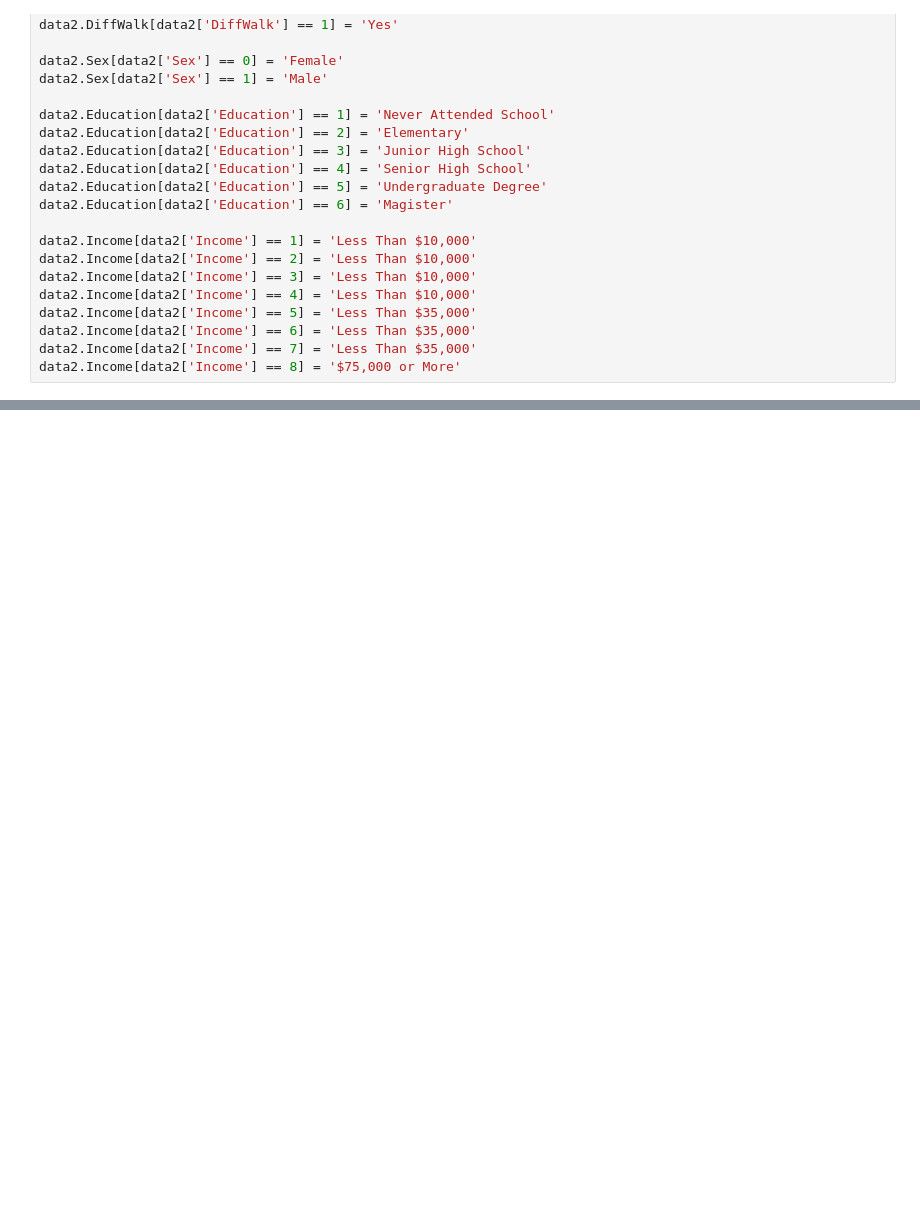
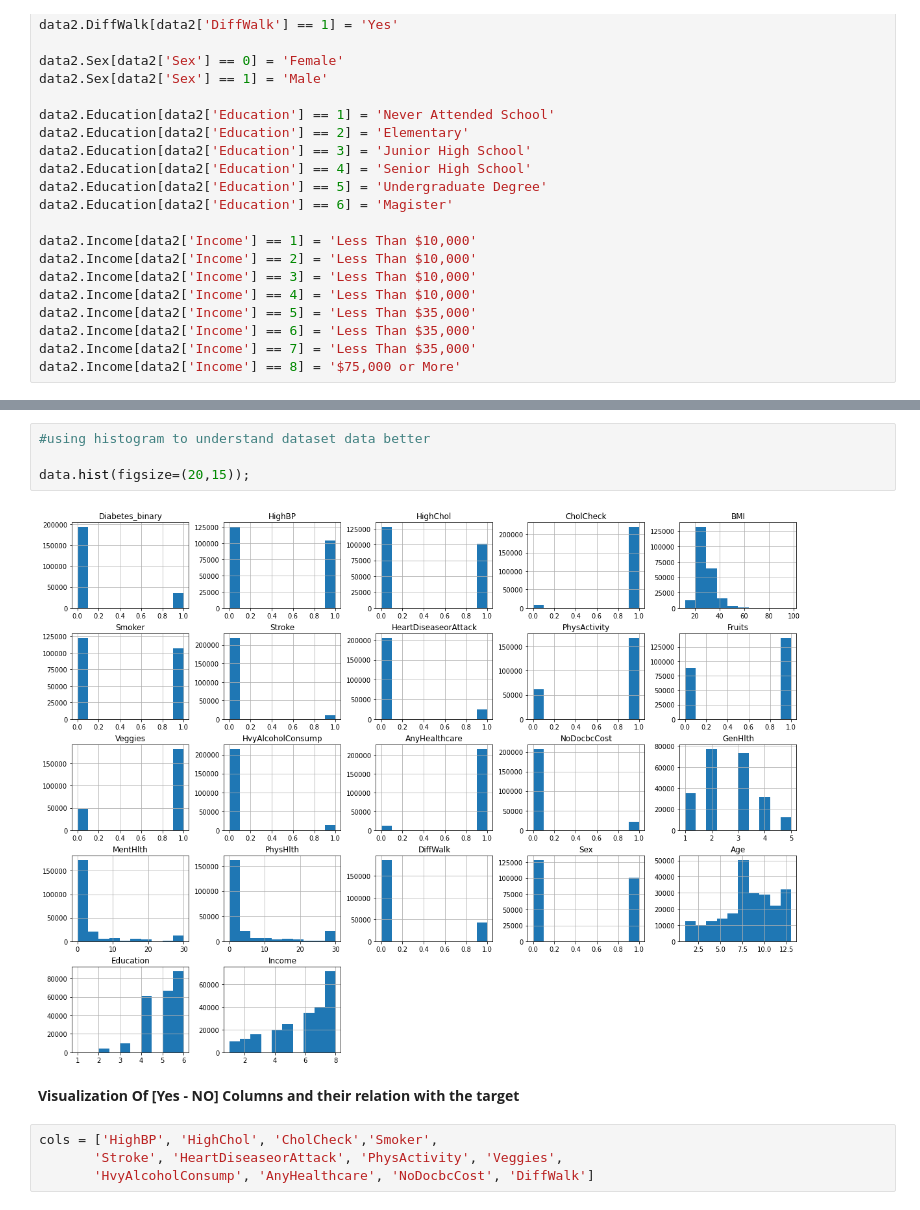
Before and after one commit to usman-kottakkaran/Diabetes-Prediction-System, a Jupyter notebook: DiabetesPrediction01.ipynb, the cells around one changed output, grey strips where cells are left out. Saved outputs shown, nothing was run; the diff lists cells and outputs as text; blank space fills up the shorter version.

```diff
--- a/DiabetesPrediction01.ipynb
+++ b/DiabetesPrediction01.ipynb
@@ -330,0 +344,12 @@ data2.Income[data2['Income'] == 8] = '$75,000 or More'
+# %%
+#using histogram to understand dataset data better
+
+data.hist(figsize=(20,15));
+# %% [output]
+[figure, added]
+# %% [markdown]
+**Visualization Of [Yes - NO] Columns and their relation with the target**
+# %%
+cols = ['HighBP', 'HighChol', 'CholCheck','Smoker',
+       'Stroke', 'HeartDiseaseorAttack', 'PhysActivity', 'Veggies',
+       'HvyAlcoholConsump', 'AnyHealthcare', 'NoDocbcCost', 'DiffWalk']
```
Also changed, not shown: parts of 22 cells of this notebook.
